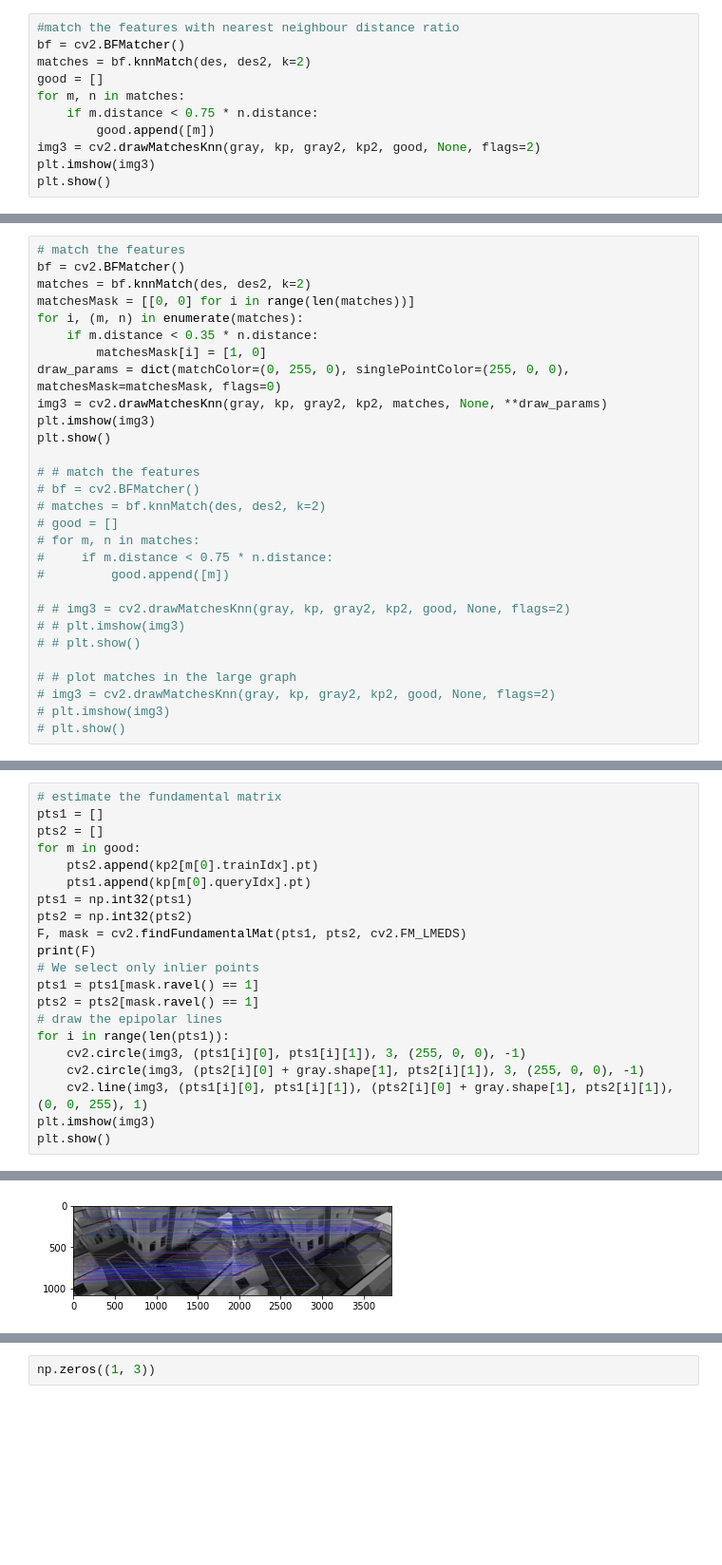
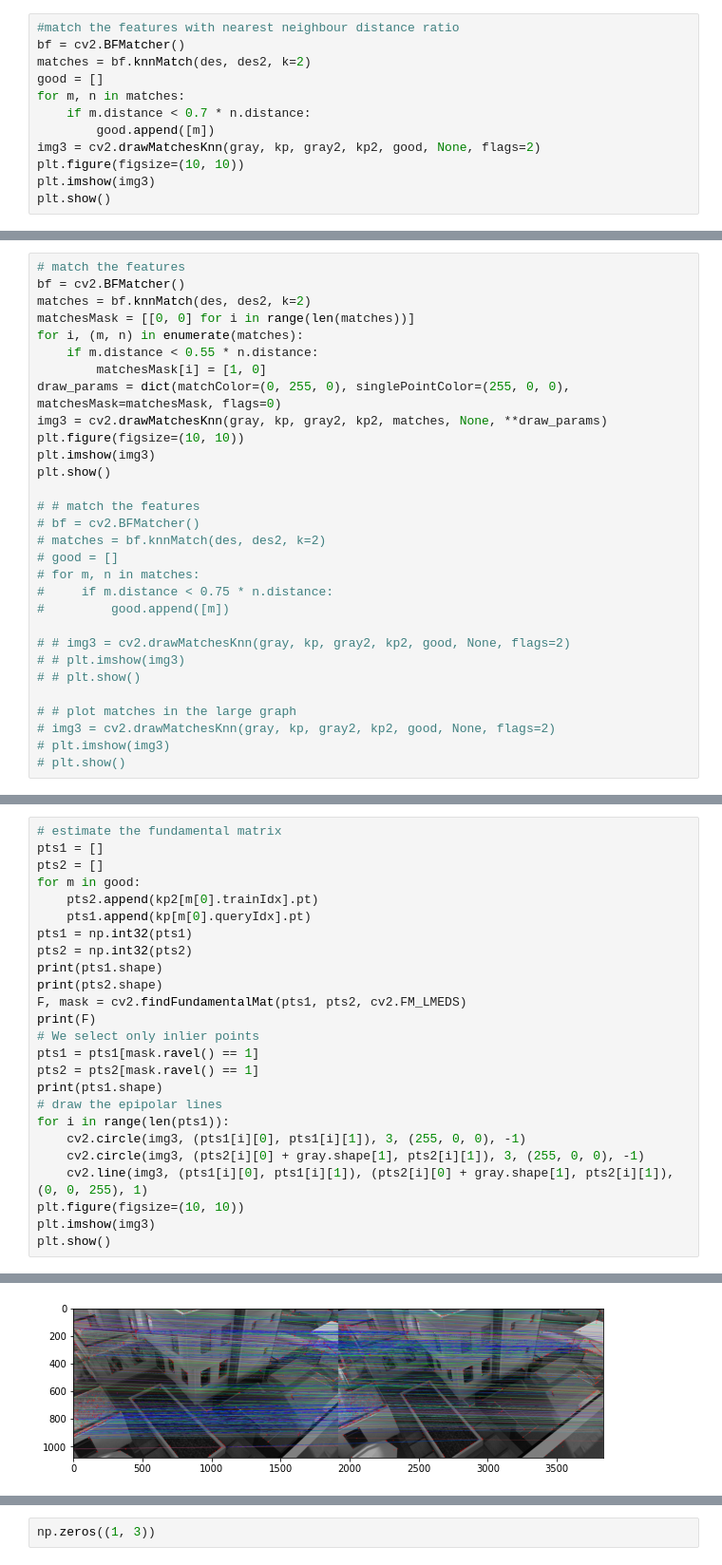
Before and after one commit to VV-A-VV/cw_1, a Jupyter notebook: cw_1.ipynb, the cells around one changed output, grey strips where cells are left out. Shown at 95% size. Drawn from its saved outputs; the diff is of its cells as text; blank space fills up the shorter version.

```diff
--- a/cw_1.ipynb
+++ b/cw_1.ipynb
@@ -62,9 +66,10 @@ bf = cv2.BFMatcher()
 matches = bf.knnMatch(des, des2, k=2)
 good = []
 for m, n in matches:
-    if m.distance < 0.75 * n.distance:
+    if m.distance < 0.7 * n.distance:
         good.append([m])
 img3 = cv2.drawMatchesKnn(gray, kp, gray2, kp2, good, None, flags=2)
+plt.figure(figsize=(10, 10))
 plt.imshow(img3)
 plt.show()
 # %% [output]
@@ -75,10 +80,11 @@ bf = cv2.BFMatcher()
 matches = bf.knnMatch(des, des2, k=2)
 matchesMask = [[0, 0] for i in range(len(matches))]
 for i, (m, n) in enumerate(matches):
-    if m.distance < 0.35 * n.distance:
+    if m.distance < 0.55 * n.distance:
         matchesMask[i] = [1, 0]
 draw_params = dict(matchColor=(0, 255, 0), singlePointColor=(255, 0, 0), matchesMask=matchesMask, flags=0)
 img3 = cv2.drawMatchesKnn(gray, kp, gray2, kp2, matches, None, **draw_params)
+plt.figure(figsize=(10, 10))
 plt.imshow(img3)
 plt.show()
 
@@ -109,16 +115,20 @@ for m in good:
     pts1.append(kp[m[0].queryIdx].pt)
 pts1 = np.int32(pts1)
 pts2 = np.int32(pts2)
+print(pts1.shape)
+print(pts2.shape)
 F, mask = cv2.findFundamentalMat(pts1, pts2, cv2.FM_LMEDS)
 print(F)
 # We select only inlier points
 pts1 = pts1[mask.ravel() == 1]
 pts2 = pts2[mask.ravel() == 1]
+print(pts1.shape)
 # draw the epipolar lines
 for i in range(len(pts1)):
     cv2.circle(img3, (pts1[i][0], pts1[i][1]), 3, (255, 0, 0), -1)
     cv2.circle(img3, (pts2[i][0] + gray.shape[1], pts2[i][1]), 3, (255, 0, 0), -1)
     cv2.line(img3, (pts1[i][0], pts1[i][1]), (pts2[i][0] + gray.shape[1], pts2[i][1]), (0, 0, 255), 1)
+plt.figure(figsize=(10, 10))
 plt.imshow(img3)
 plt.show()
 # %% [output]
@@ -128 +141 @@ plt.show()
-[figure, old version]
+[figure, new version]
```
Also changed, not shown: parts of 15 cells of this notebook, 1 other file.
